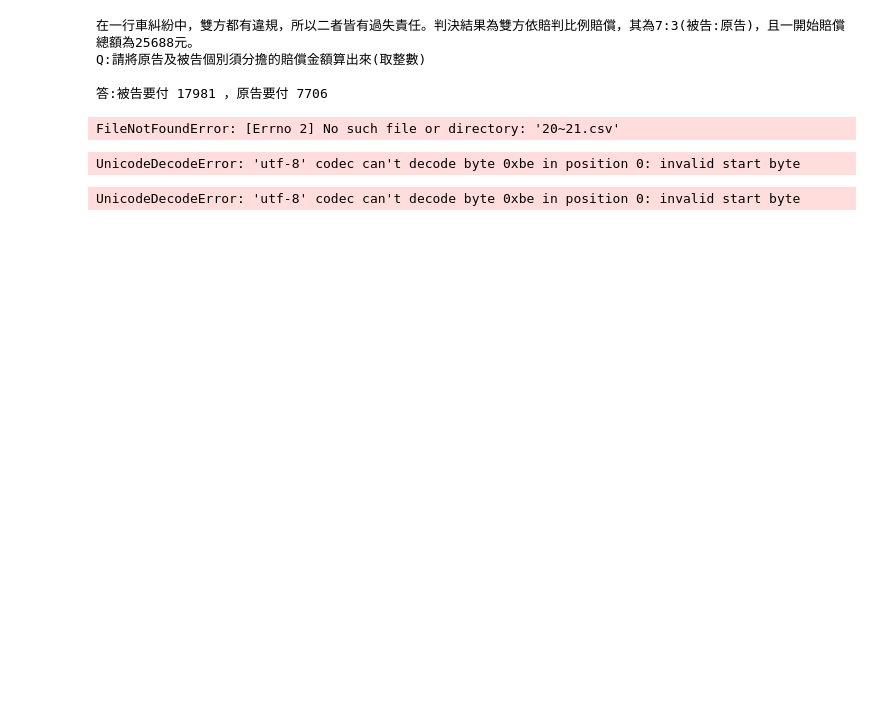
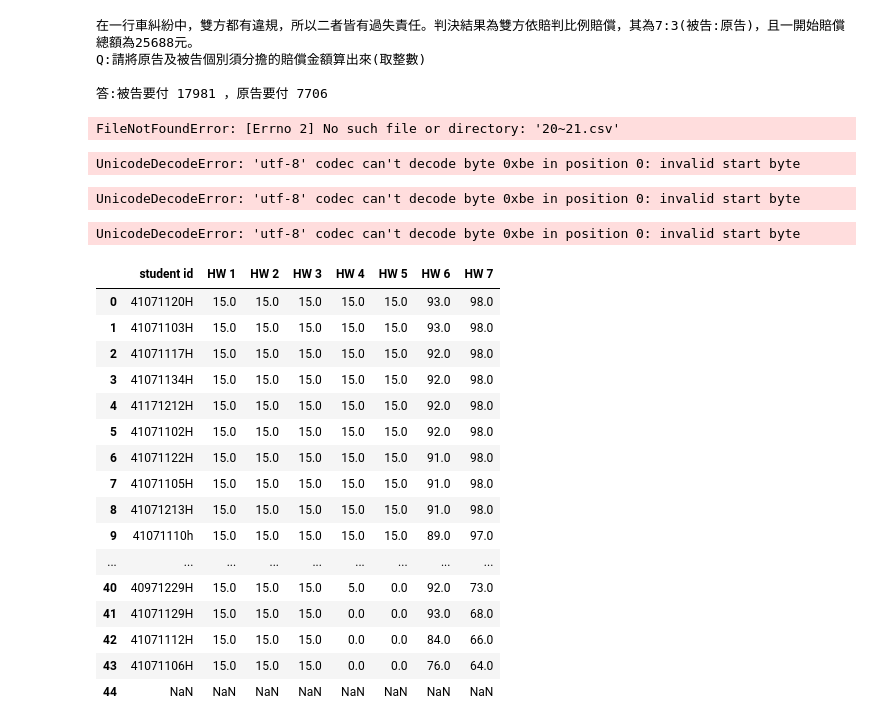
Before and after one commit to PYH1107/111-2-PL, a Jupyter notebook: Task 1.ipynb, the cells around one changed output. Cells and saved outputs as stored; diff of their text form; code cells hidden in the pictures; blank space fills up the shorter version.

```diff
--- a/Task 1.ipynb
+++ b/Task 1.ipynb
@@ -50,3 +50,39 @@ score = pd.read_csv("score.csv")
 score
 # %% [output]
 UnicodeDecodeError: 'utf-8' codec can't decode byte 0xbe in position 0: invalid start byte
+# %%
+#111-2 practice 1
+
+import pandas as pd
+
+#read csv file
+score = pd.read_csv("score.csv")
+score
+# %% [output]
+UnicodeDecodeError: 'utf-8' codec can't decode byte 0xbe in position 0: invalid start byte
+# %%
+#111-2 practice 1
+
+import pandas as pd
+
+#read csv file
+score = pd.read_csv("score.csv")
+score
+# %% [output]
+|  | student id | HW 1 | HW 2 | HW 3 | HW 4 | HW 5 | HW 6 | HW 7 |
+| 0 | 41071120H | 15.0 | 15.0 | 15.0 | 15.0 | 15.0 | 93.0 | 98.0 |
+| 1 | 41071103H | 15.0 | 15.0 | 15.0 | 15.0 | 15.0 | 93.0 | 98.0 |
+| 2 | 41071117H | 15.0 | 15.0 | 15.0 | 15.0 | 15.0 | 92.0 | 98.0 |
+| 3 | 41071134H | 15.0 | 15.0 | 15.0 | 15.0 | 15.0 | 92.0 | 98.0 |
+| 4 | 41171212H | 15.0 | 15.0 | 15.0 | 15.0 | 15.0 | 92.0 | 98.0 |
+| 5 | 41071102H | 15.0 | 15.0 | 15.0 | 15.0 | 15.0 | 92.0 | 98.0 |
+| 6 | 41071122H | 15.0 | 15.0 | 15.0 | 15.0 | 15.0 | 91.0 | 98.0 |
+| 7 | 41071105H | 15.0 | 15.0 | 15.0 | 15.0 | 15.0 | 91.0 | 98.0 |
+| 8 | 41071213H | 15.0 | 15.0 | 15.0 | 15.0 | 15.0 | 91.0 | 98.0 |
+| 9 | 41071110h | 15.0 | 15.0 | 15.0 | 15.0 | 15.0 | 89.0 | 97.0 |
+| ... | ... | ... | ... | ... | ... | ... | ... | ... |
+| 40 | 40971229H | 15.0 | 15.0 | 15.0 | 5.0 | 0.0 | 92.0 | 73.0 |
+| 41 | 41071129H | 15.0 | 15.0 | 15.0 | 0.0 | 0.0 | 93.0 | 68.0 |
+| 42 | 41071112H | 15.0 | 15.0 | 15.0 | 0.0 | 0.0 | 84.0 | 66.0 |
+| 43 | 41071106H | 15.0 | 15.0 | 15.0 | 0.0 | 0.0 | 76.0 | 64.0 |
+| 44 | NaN | NaN | NaN | NaN | NaN | NaN | NaN | NaN |
```
Also changed, not shown: 1 other file.
